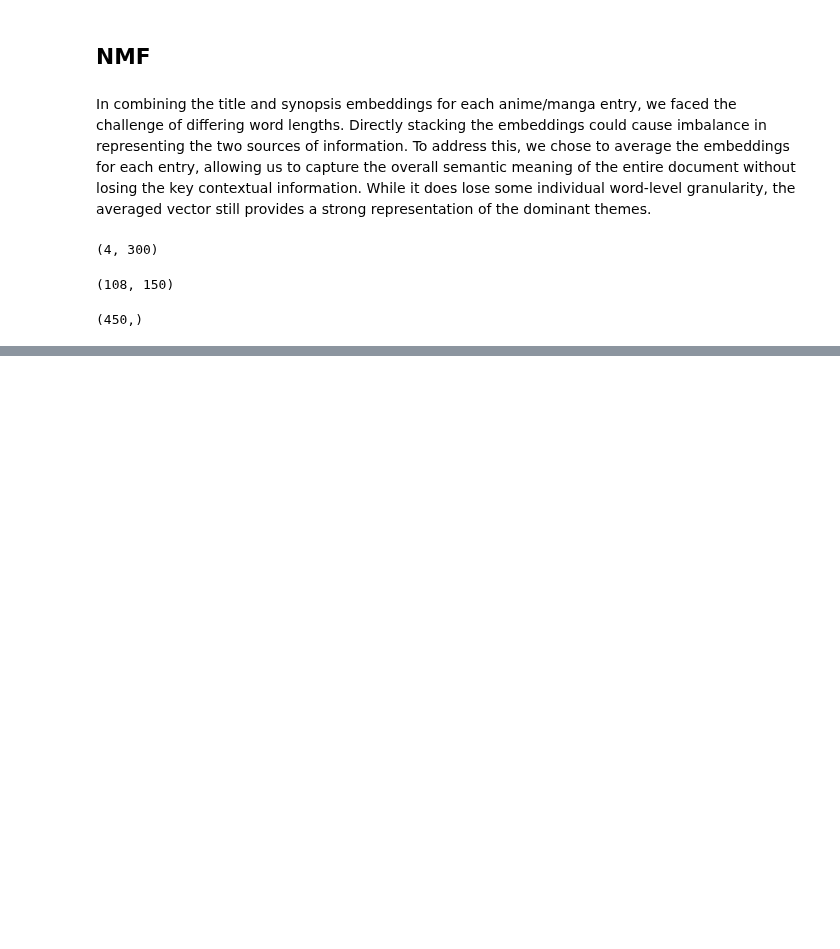
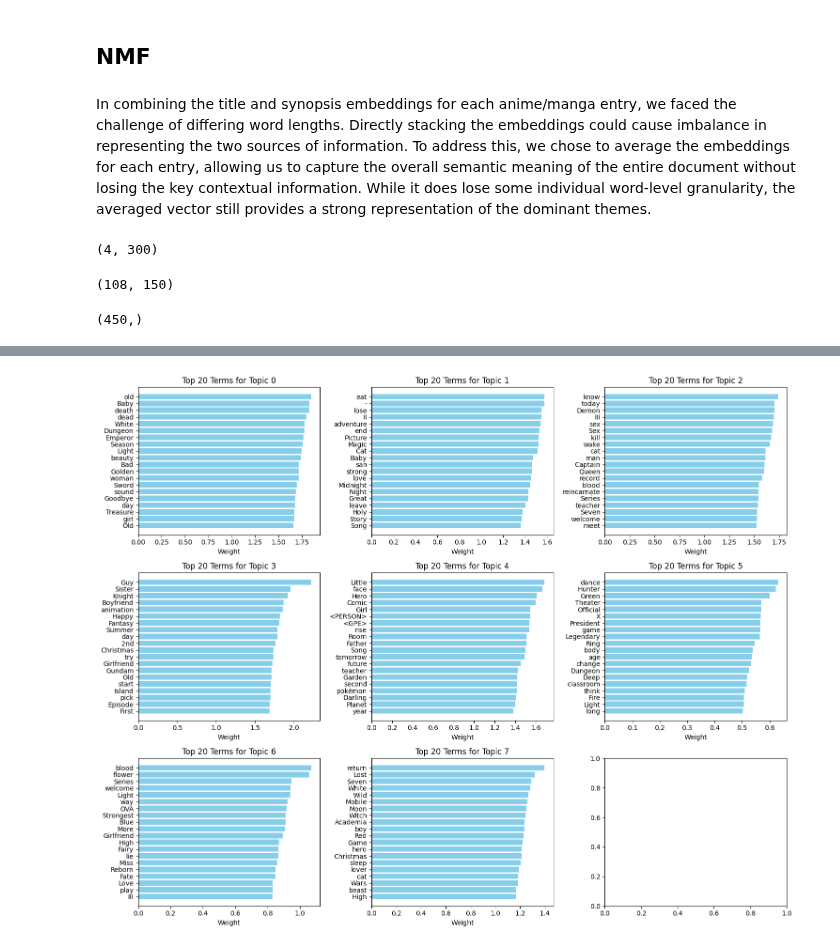
Before and after one commit to derickkan3356/anime-manga-theme-and-success-prediction, a Jupyter notebook: topic_modeling_and_clustering.ipynb, the cells around one changed output, grey strips where cells are left out. Saved outputs shown, nothing was run; the diff lists cells and outputs as text; code cells hidden in the pictures; blank space fills up the shorter version.

Commit message:
Topic modeling: BERTopic draft

```diff
--- a/topic_modeling_and_clustering.ipynb
+++ b/topic_modeling_and_clustering.ipynb
@@ -29,6 +29,10 @@ synopsis_tfidf_matrix = joblib.load('assets/synopsis_tfidf_matrix.joblib')
 # tfidf vectorizer
 tfidf_title = joblib.load('assets/tfidf_title_vectorizer.joblib')
 tfidf_synopsis = joblib.load('assets/tfidf_synopsis_vectorizer.joblib')
+
+# skipgram
+skipgram_model_title = joblib.load('assets/skipgram_model_title.joblib')
+skipgram_model_synopsis = joblib.load('assets/skipgram_model_synopsis.joblib')
 # %% [markdown]
 # Topic modeling
 # %%
@@ -186,3 +190,36 @@ plot_topic_score_distribution(train, 'topic_nmf', 'topic_nmf_score', 'NMF')
+# %%
+# review top terms for each topic
+import matplotlib.pyplot as plt
+
+topic_term_matrix = nmf_model.components_
+combined_vocab = list(skipgram_model_title.wv.index_to_key) + list(skipgram_model_synopsis.wv.index_to_key)
+
+def plot_top_terms_per_topic(components, feature_names, top_n=20, columns=3):
+    num_topics = components.shape[0]
+    rows = (num_topics + columns - 1) // columns  # calculate number of rows needed
+
+    fig, axes = plt.subplots(rows, columns, figsize=(15, rows * 4))
+    axes = axes.flatten()
+
+    # loop through each topic and plot the top terms
+    for topic_idx, topic in enumerate(components):
+        top_term_indices = topic.argsort()[-top_n:][::-1]
+        top_terms = [feature_names[i] for i in top_term_indices]
+        top_term_weights = topic[top_term_indices]
+
+        ax = axes[topic_idx] if num_topics > 1 else axes
+        ax.barh(top_terms, top_term_weights, color="skyblue")
+        ax.set_title(f"Top {top_n} Terms for Topic {topic_idx}")
+        ax.invert_yaxis()  # Invert to have the highest weight at the top
+        ax.set_xlabel("Weight")
+
+    plt.tight_layout()
+    plt.show()
+
+# Call the function to generate the graph
+plot_top_terms_per_topic(topic_term_matrix, combined_vocab)
+# %% [output]
+[figure, added]
 # %%
 # top 20 confidence for each topic
 for topic in range(NUM_OF_TOPIC):
```
Also changed, not shown: parts of 10 cells of this notebook, 1 other file.
